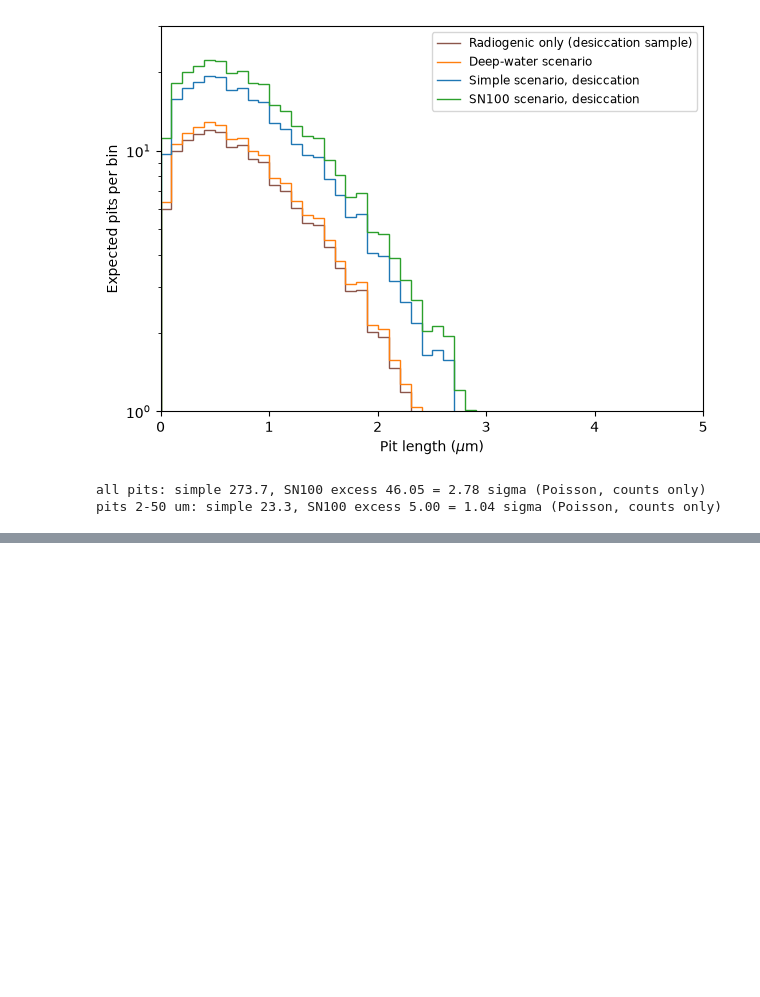
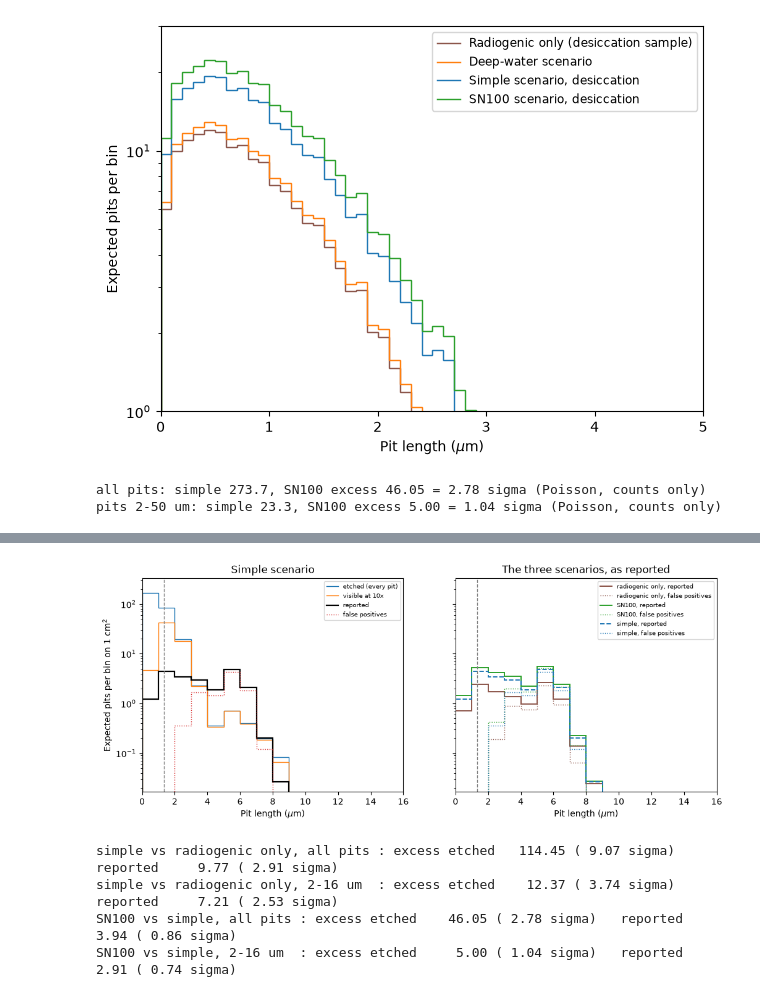
Before and after one commit to cgalelli/primus-paleo, a Jupyter notebook: analysis/MSC_analysis_new.ipynb, the cells around one changed output, grey strips where cells are left out. Drawn from its saved outputs; the diff is of its cells as text; code cells hidden in the pictures; blank space fills up the shorter version.

Commit message:
observation step

```diff
--- a/analysis/MSC_analysis_new.ipynb
+++ b/analysis/MSC_analysis_new.ipynb
@@ -255,0 +278,52 @@ pits 2-50 um: simple 23.3, SN100 excess 5.00 = 1.04 sigma (Poisson, counts only)
+# %%
+# Etched -> visible -> reported for the simple scenario, the three scenarios as reported, and the comparisons
+s = spectra['simple']
+bins_um = obs.out_bins / 1000
+etched = obs.etch.pits(s, sample_area_cm2)                                    # every etched pit, on the same bins
+visible = sample_area_cm2 * np.einsum('swi,w,i->s', obs.etch.matrix, obs.visible, s, dtype=float)
+total, true_pits, false_pos = observed['simple']
+
+fig, (ax1, ax2) = plt.subplots(1, 2, figsize=[12, 4.5], sharey=True)
+ax1.stairs(etched, bins_um, color='C0', label='etched (every pit)')
+ax1.stairs(visible, bins_um, color='C1', label=f'visible at {magnification}x')
+ax1.stairs(total, bins_um, color='k', linewidth=1.6, label='reported' if DESCRIPTOR else 'reported (= visible: no descriptor)')
+if DESCRIPTOR:
+    ax1.stairs(false_pos, bins_um, color='C3', linestyle=':', label='false positives')
+ax1.set_title('Simple scenario')
+
+styles = {'radiogenic only': ('C5', '-'), 'SN100': ('C2', '-'), 'simple': ('C0', '--')}   # simple last, on top
+for label in ('radiogenic only', 'SN100', 'simple'):
+    color, ls = styles[label]
+    total_k, _, fp_k = observed[label]
+    ax2.stairs(total_k, bins_um, color=color, linestyle=ls, linewidth=1.4, label=f'{label}, reported')
+    if DESCRIPTOR:
+        ax2.stairs(fp_k, bins_um, color=color, linestyle=':', linewidth=1, label=f'{label}, false positives')
+ax2.set_title('The three scenarios, as reported')
+
+top = max(etched.max(), max(o[0].max() for o in observed.values()))
+for ax in (ax1, ax2):
+    ax.axvline(obs.params['resolution_limit_nm'] / 1000, color='grey', linestyle='--', linewidth=1)
+    ax.set_xlabel(r"Pit length ($\mu$m)")
+    ax.set_yscale('log')
+    ax.set_ylim(top * 1e-4, top * 2)
+    ax.set_xlim(0, min(bins_um[-1], 16))
+    ax.legend(fontsize='x-small')
+ax1.set_ylabel(f"Expected pits per bin on {sample_area_cm2:g} cm$^2$")
+plt.show()
+
+# simple vs radiogenic only: the cosmic rays above the background; SN100 vs simple: the supernova above them
+for reference, test in (('radiogenic only', 'simple'), ('simple', 'SN100')):
+    pair = {reference: spectra[reference], test: spectra[test]}
+    for size_range in (None, (2000., 16000.)):
+        etched_cmp = compare_scenarios(pair, reference, sample_area_cm2, density, size_range_nm=size_range, x_bins=x_bins)
+        seen_cmp = compare_scenarios(pair, reference, sample_area_cm2, density, size_range_nm=size_range, observation=obs)
+        where = 'all pits' if size_range is None else f'{size_range[0] / 1e3:g}-{size_range[1] / 1e3:g} um'
+        print(f"{test} vs {reference}, {where:9s}: excess etched {etched_cmp[test]['excess']:8.2f} "
+              f"({etched_cmp[test]['significance']:5.2f} sigma)   reported {seen_cmp[test]['excess']:8.2f} "
+              f"({seen_cmp[test]['significance']:5.2f} sigma)")
+# %% [output]
+[figure, added]
+simple vs radiogenic only, all pits : excess etched   114.45 ( 9.07 sigma)   reported     9.77 ( 2.91 sigma)
+simple vs radiogenic only, 2-16 um  : excess etched    12.37 ( 3.74 sigma)   reported     7.21 ( 2.53 sigma)
+SN100 vs simple, all pits : excess etched    46.05 ( 2.78 sigma)   reported     3.94 ( 0.86 sigma)
+SN100 vs simple, 2-16 um  : excess etched     5.00 ( 1.04 sigma)   reported     2.91 ( 0.74 sigma)
```
Also changed, not shown: parts of 3 cells of this notebook, 1 other file.
